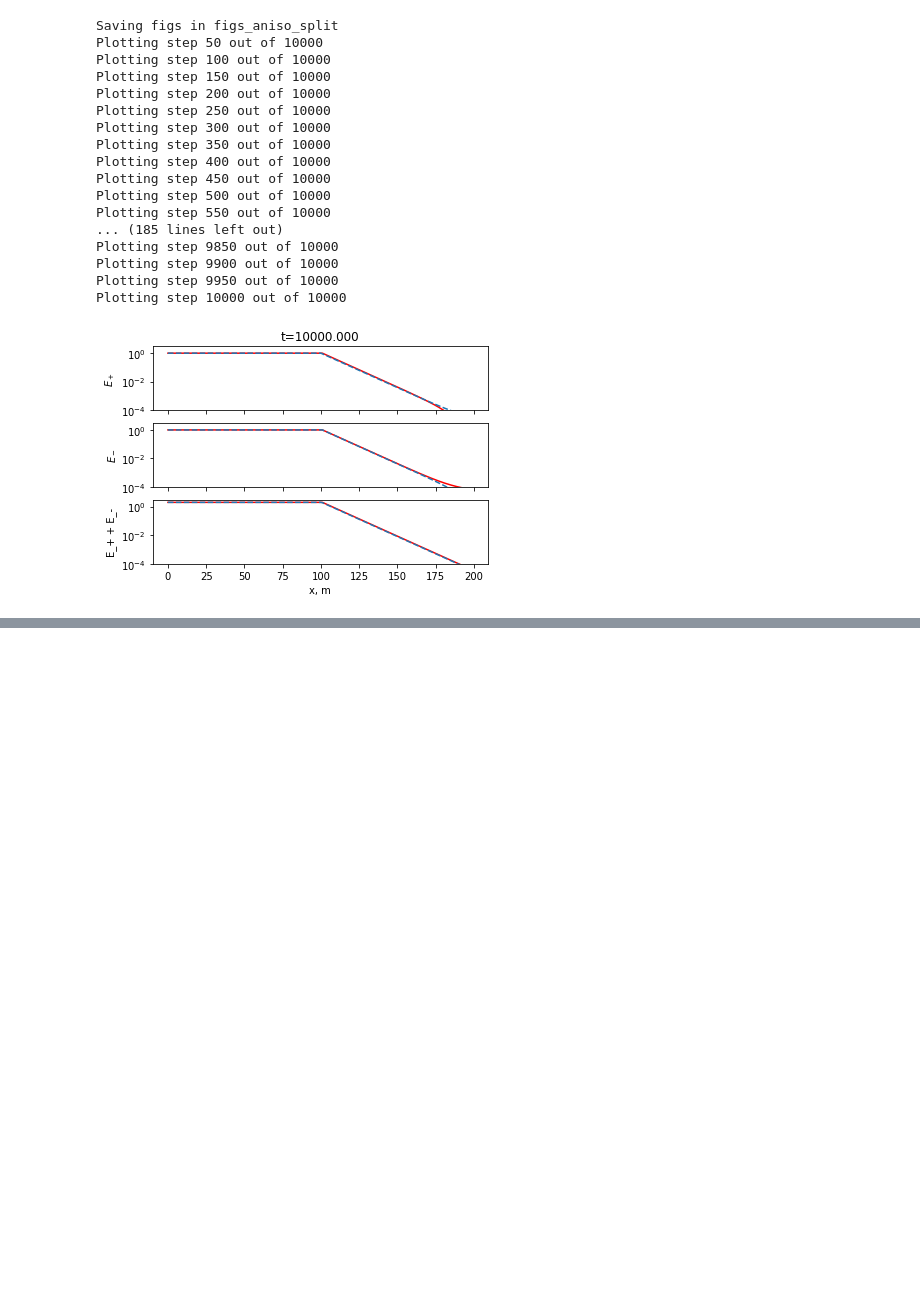
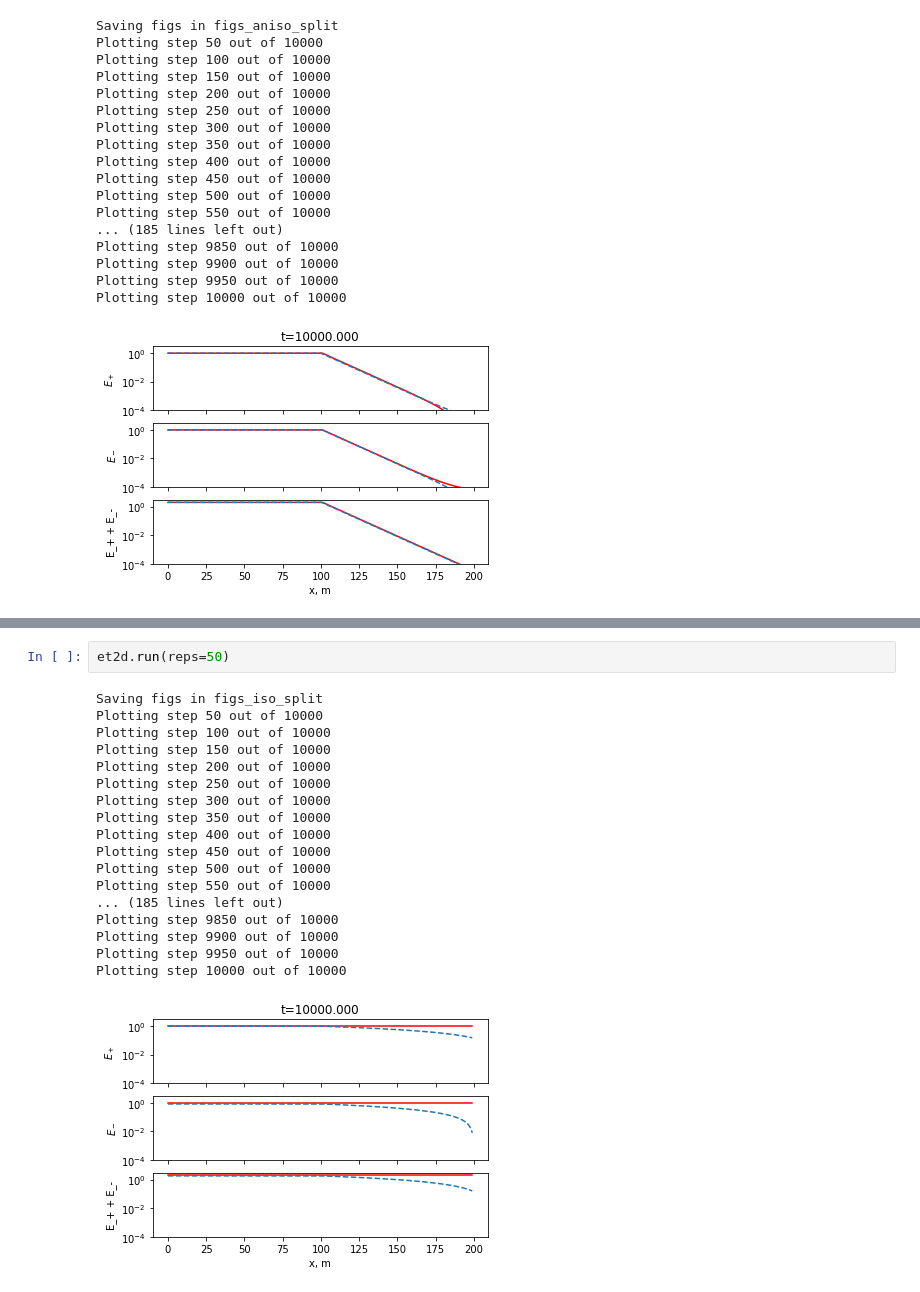
Before and after one commit to tdcwilliams/pywave, a Jupyter notebook: notebooks/energy_transport/energy_transfer_2dirns.ipynb, the cells around one changed output, grey strips where cells are left out. Cells and saved outputs as stored; diff of their text form; blank space fills up the shorter version.

```diff
--- a/notebooks/energy_transport/energy_transfer_2dirns.ipynb
+++ b/notebooks/energy_transport/energy_transfer_2dirns.ipynb
@@ -200,0 +224,21 @@ Plotting step 10000 out of 10000
+# %%
+et2d.run(reps=50)
+# %% [output]
+Saving figs in figs_iso_split
+Plotting step 50 out of 10000
+Plotting step 100 out of 10000
+Plotting step 150 out of 10000
+Plotting step 200 out of 10000
+Plotting step 250 out of 10000
+Plotting step 300 out of 10000
+Plotting step 350 out of 10000
+Plotting step 400 out of 10000
+Plotting step 450 out of 10000
+Plotting step 500 out of 10000
+Plotting step 550 out of 10000
+... (185 lines left out)
+Plotting step 9850 out of 10000
+Plotting step 9900 out of 10000
+Plotting step 9950 out of 10000
+Plotting step 10000 out of 10000
+[figure, added]
```
Also changed, not shown: parts of 3 cells of this notebook.
